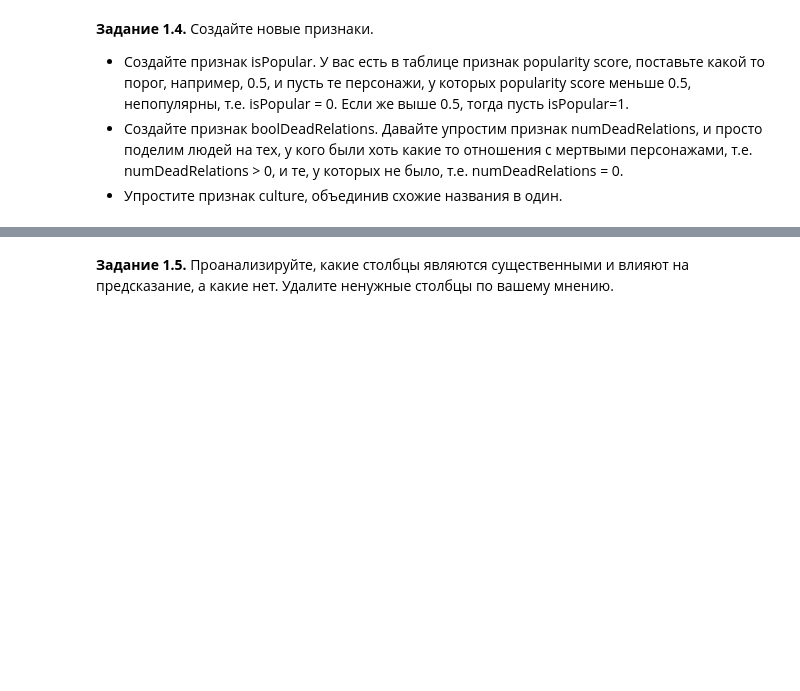
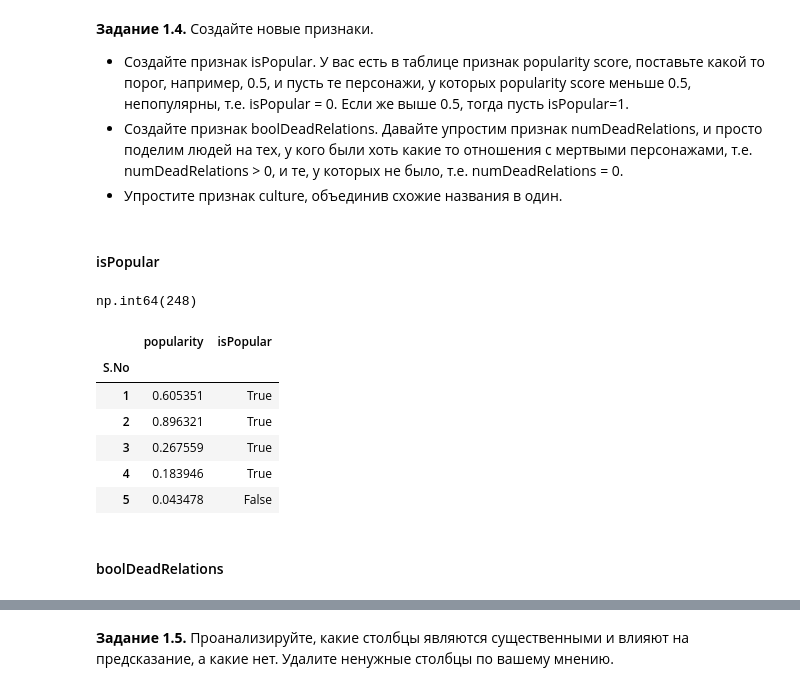
Before and after one commit to alex-chin/dsl_part_1_ml_cv, a Jupyter notebook: week_01_ml_intro/Homework/hw_1_game_of_thrones.ipynb, the cells around one changed output, grey strips where cells are left out. Saved outputs shown, nothing was run; the diff lists cells and outputs as text; code cells hidden in the pictures; blank space fills up the shorter version.

```diff
--- a/week_01_ml_intro/Homework/hw_1_game_of_thrones.ipynb
+++ b/week_01_ml_intro/Homework/hw_1_game_of_thrones.ipynb
@@ -415,0 +466,20 @@ df[df.house.isna()].name.to_list()
+# %% [markdown]
+#### isPopular
+# %%
+df.loc[df.popularity >= 0.1].name.count()
+# %% [output]
+np.int64(248)
+# %%
+df['isPopular'] = df['popularity'] >= 0.1
+# %%
+df[['popularity', 'isPopular']].head()
+# %% [output]
+|  | popularity | isPopular |
+| S.No |  |  |
+| 1 | 0.605351 | True |
+| 2 | 0.896321 | True |
+| 3 | 0.267559 | True |
+| 4 | 0.183946 | True |
+| 5 | 0.043478 | False |
+# %% [markdown]
+#### boolDeadRelations
```
Also changed, not shown: parts of 18 cells of this notebook.
